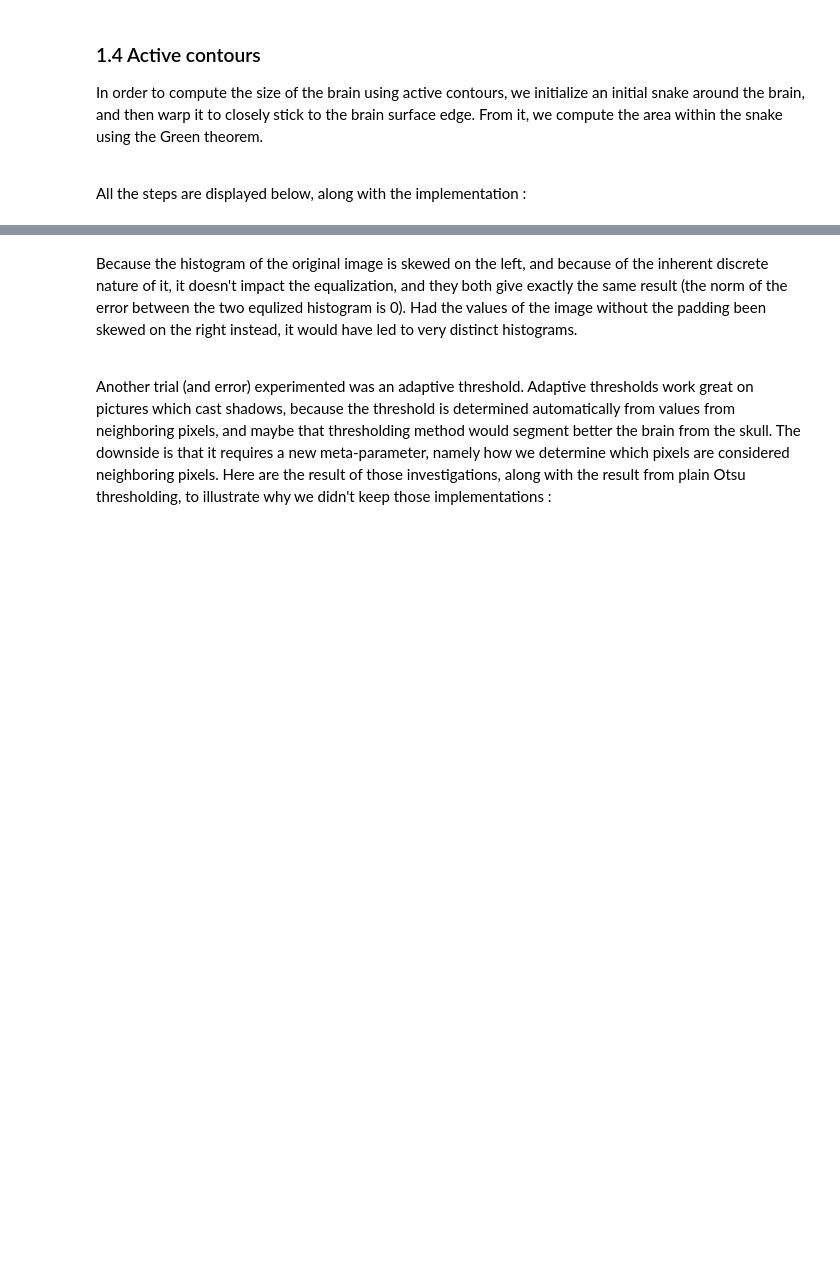
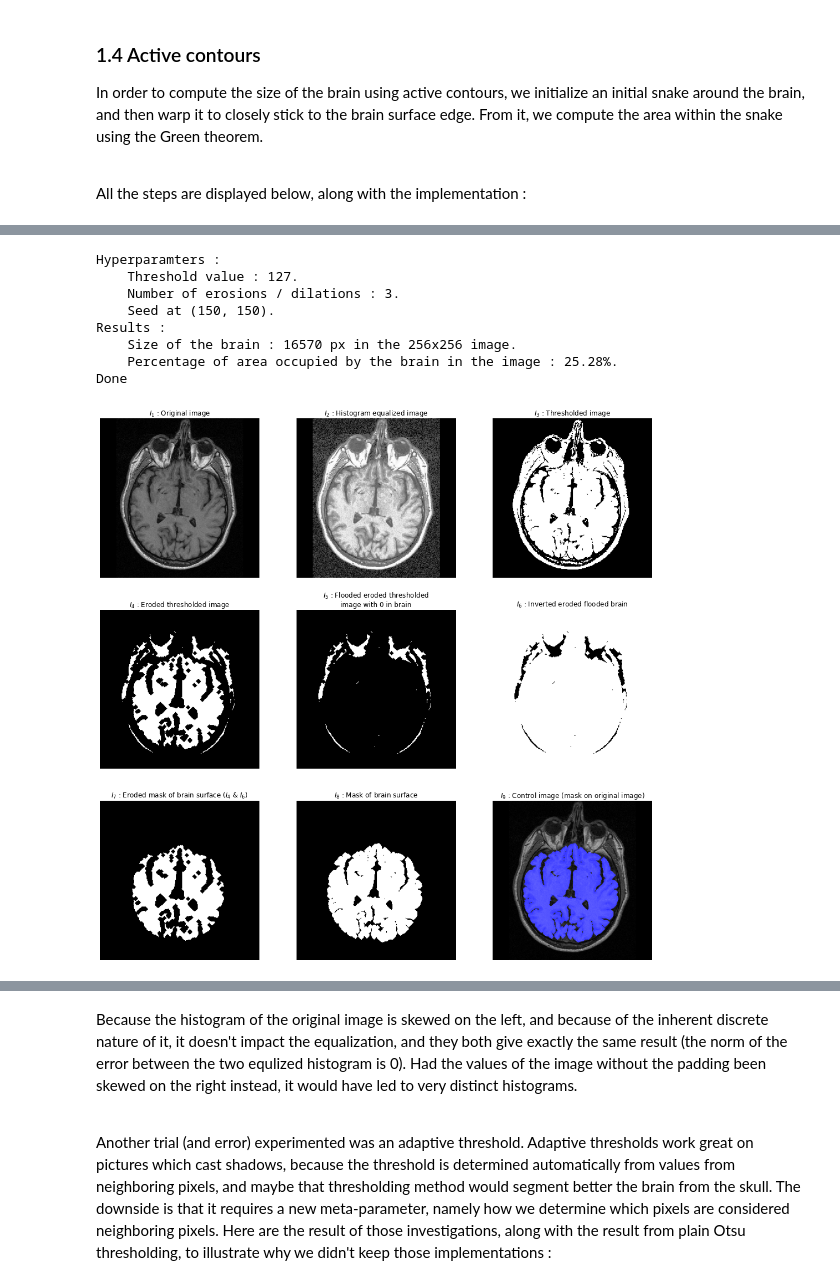
Before and after one commit to JambonSama/image_analysis_and_pattern_recognition_labs, a Jupyter notebook: labs/lab_01_segmentation.ipynb, the cells around one changed output, grey strips where cells are left out. Cells and saved outputs as stored; diff of their text form; code cells hidden in the pictures; blank space fills up the shorter version.

```diff
--- a/labs/lab_01_segmentation.ipynb
+++ b/labs/lab_01_segmentation.ipynb
@@ -391,8 +429,6 @@ equalized_img = cv.equalizeHist(original_img)
 # Plain threshold
 threshold = 127
 _, thresholded_img = cv.threshold(src=equalized_img, thresh=threshold, maxval=255, type=cv.THRESH_BINARY)
-
-cv.imwrite("test.png", thresholded_img)
 
 # Erosion to cut the right eye
 iterations_num = 3
@@ -445,31 +481,41 @@ ax[0,0].set_title("$I_1$ : Original image")
 
 ax[0,1].imshow(equalized_img, cmap = 'gray')
 ax[0,1].set_title("$I_2$ : Histogram equalized image")
 
 ax[0,2].imshow(thresholded_img, cmap = 'gray')
 ax[0,2].set_title("$I_3$ : Thresholded image")
 
 ax[1,0].imshow(eroded_thresholded_img, cmap = 'gray')
 ax[1,0].set_title("$I_4$ : Eroded thresholded image")
 
 ax[1,1].imshow(flooded_img, cmap = 'gray')
 ax[1,1].set_title("$I_5$ : Flooded eroded thresholded \nimage with 0 in brain")
 
 ax[1,2].imshow(eroded_inverted_flooded_img, cmap = 'gray')
 ax[1,2].set_title("$I_6$ : Inverted eroded flooded brain")
 
 ax[2,0].imshow(eroded_brain_mask, cmap = 'gray')
 ax[2,0].set_title("$I_7$ : Eroded mask of brain surface ($I_4$ & $I_6$)")
 
 ax[2,1].imshow(brain_mask, cmap = 'gray')
 ax[2,1].set_title("$I_8$ : Mask of brain surface")
 
 ax[2,2].imshow(superimposed_img, cmap = 'gray')
 ax[2,2].set_title("$I_9$ : Control image (mask on original image)")
 
 for a in ax.flatten():
     a.axis("off")
 
 #End of cell
 print("Done")
+# %% [output]
+Hyperparamters :
+    Threshold value : 127.
+    Number of erosions / dilations : 3.
+    Seed at (150, 150).
+Results :
+    Size of the brain : 16570 px in the 256x256 image.
+    Percentage of area occupied by the brain in the image : 25.28%.
+Done
+[figure, added]
 # %% [markdown]
```
Also changed, not shown: parts of 18 cells of this notebook.
